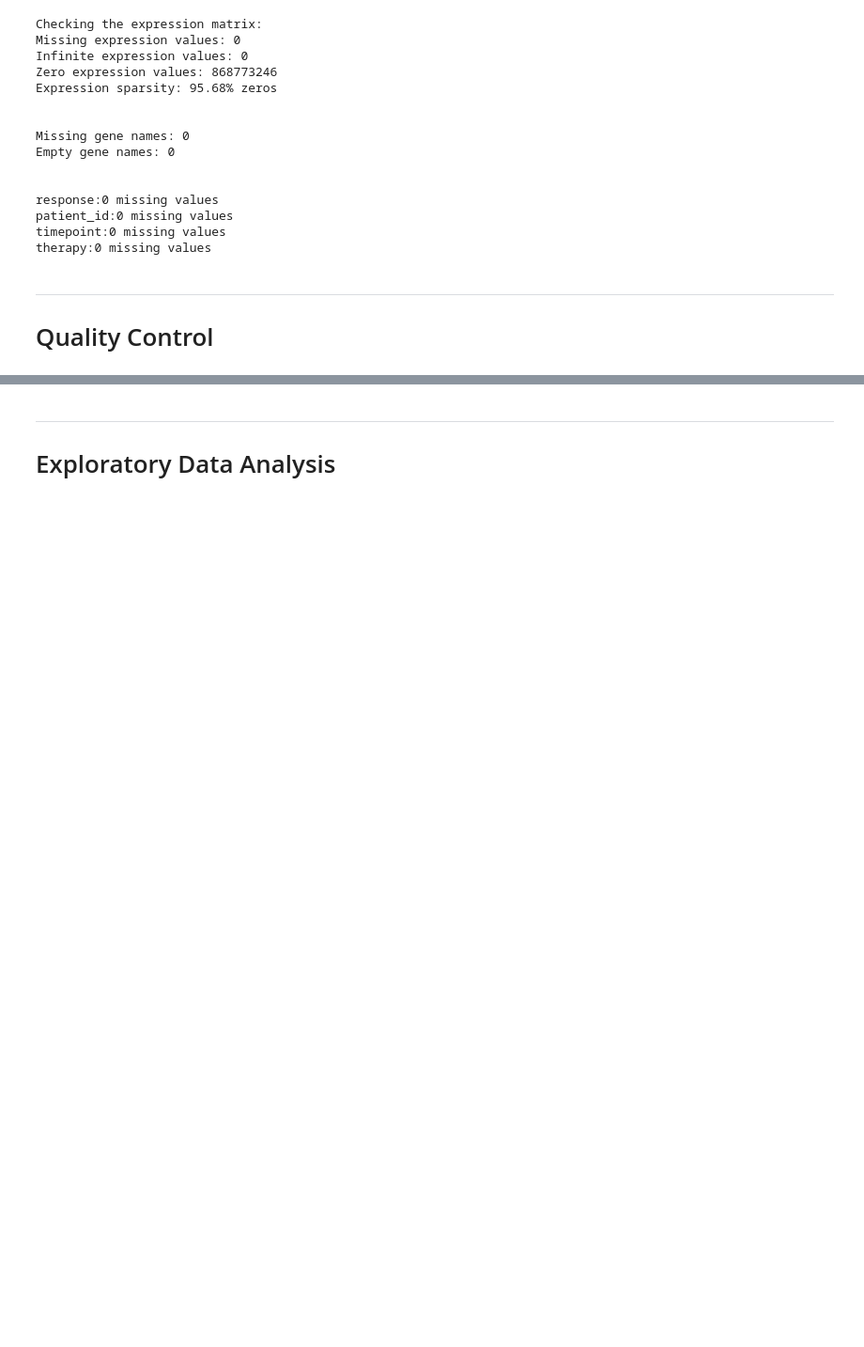
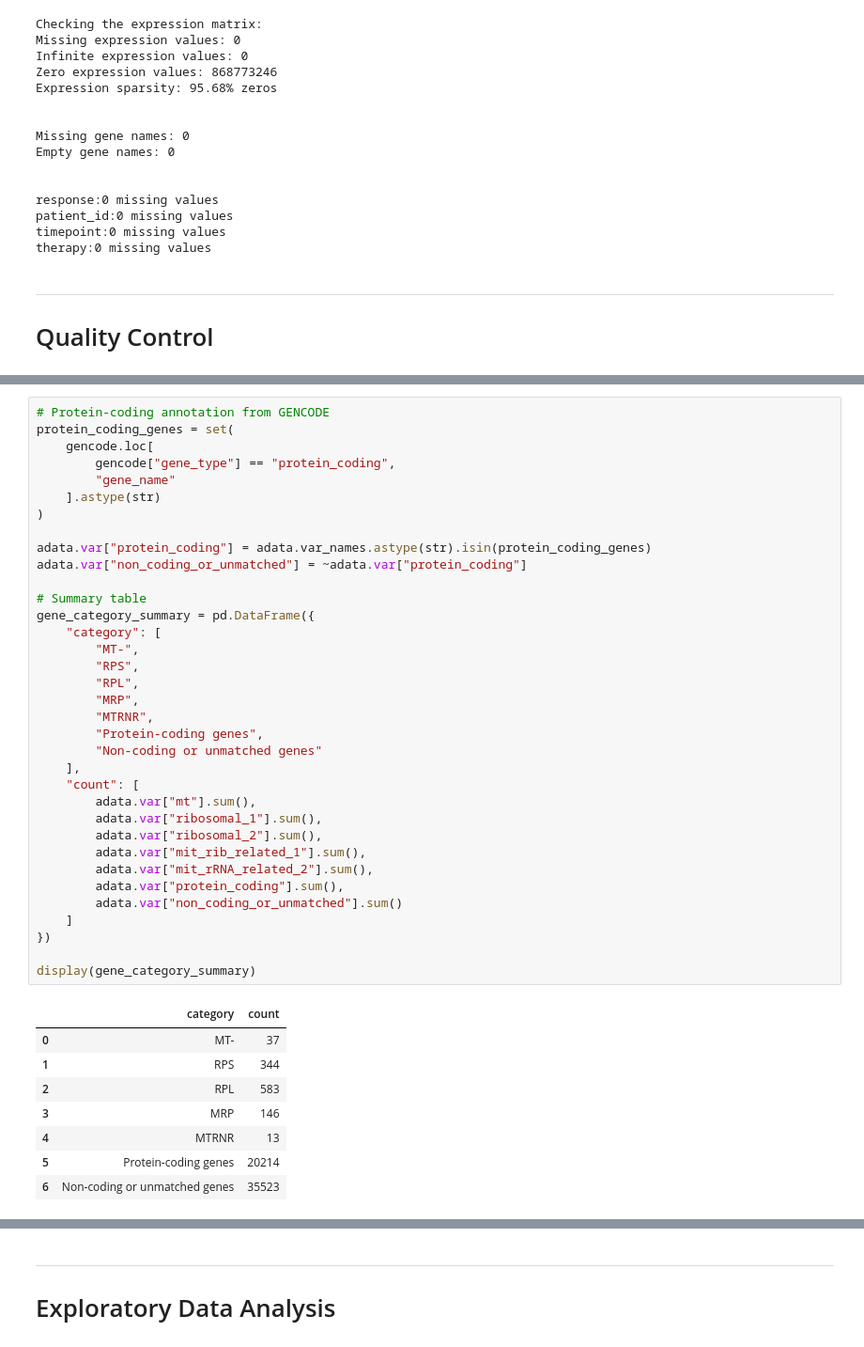
Before and after one commit to georgexrysiko/MLCB-Group-Project-2026, a Jupyter notebook: notebooks/EDA&Preprocessing.ipynb, the cells around one changed output, grey strips where cells are left out. Shown at 94% size. Drawn from its saved outputs; the diff is of its cells as text; blank space fills up the shorter version.

```diff
--- a/notebooks/EDA&Preprocessing.ipynb
+++ b/notebooks/EDA&Preprocessing.ipynb
@@ -687,0 +658,44 @@ Genes after protein-coding filter: 20214
+# %%
+# Protein-coding annotation from GENCODE
+protein_coding_genes = set(
+    gencode.loc[
+        gencode["gene_type"] == "protein_coding",
+        "gene_name"
+    ].astype(str)
+)
+
+adata.var["protein_coding"] = adata.var_names.astype(str).isin(protein_coding_genes)
+adata.var["non_coding_or_unmatched"] = ~adata.var["protein_coding"]
+
+# Summary table
+gene_category_summary = pd.DataFrame({
+    "category": [
+        "MT-",
+        "RPS",
+        "RPL",
+        "MRP",
+        "MTRNR",
+        "Protein-coding genes",
+        "Non-coding or unmatched genes"
+    ],
+    "count": [
+        adata.var["mt"].sum(),
+        adata.var["ribosomal_1"].sum(),
+        adata.var["ribosomal_2"].sum(),
+        adata.var["mit_rib_related_1"].sum(),
+        adata.var["mit_rRNA_related_2"].sum(),
+        adata.var["protein_coding"].sum(),
+        adata.var["non_coding_or_unmatched"].sum()
+    ]
+})
+
+display(gene_category_summary)
+# %% [output]
+|  | category | count |
+| 0 | MT- | 37 |
+| 1 | RPS | 344 |
+| 2 | RPL | 583 |
+| 3 | MRP | 146 |
+| 4 | MTRNR | 13 |
+| 5 | Protein-coding genes | 20214 |
+| 6 | Non-coding or unmatched genes | 35523 |
```
Also changed, not shown: parts of 12 cells of this notebook.
